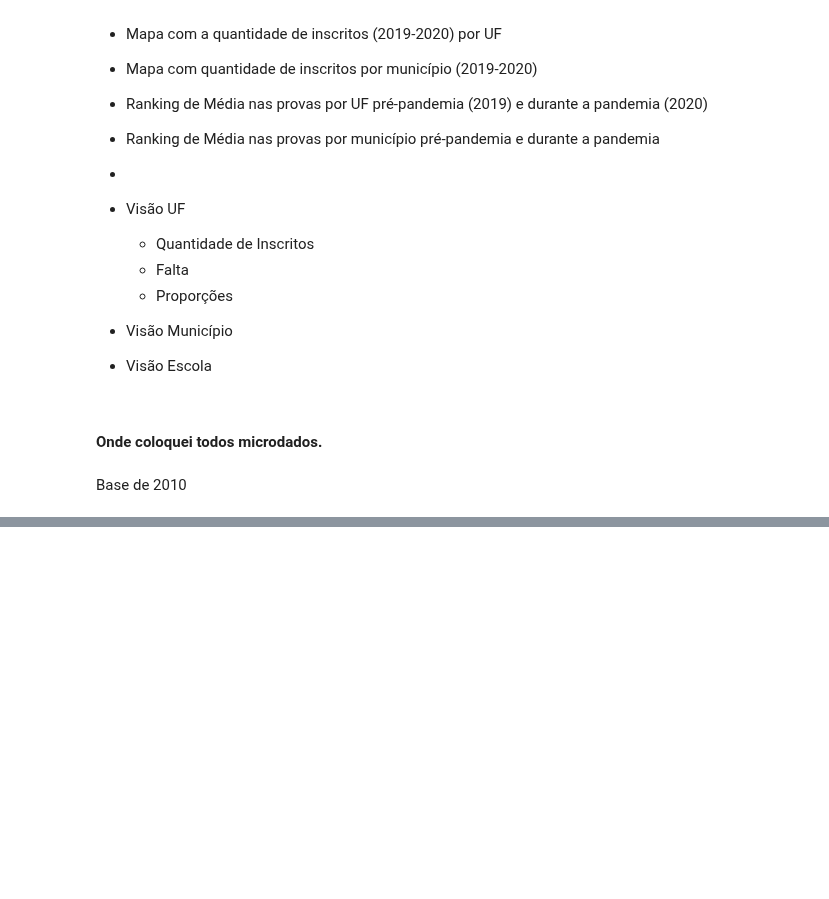
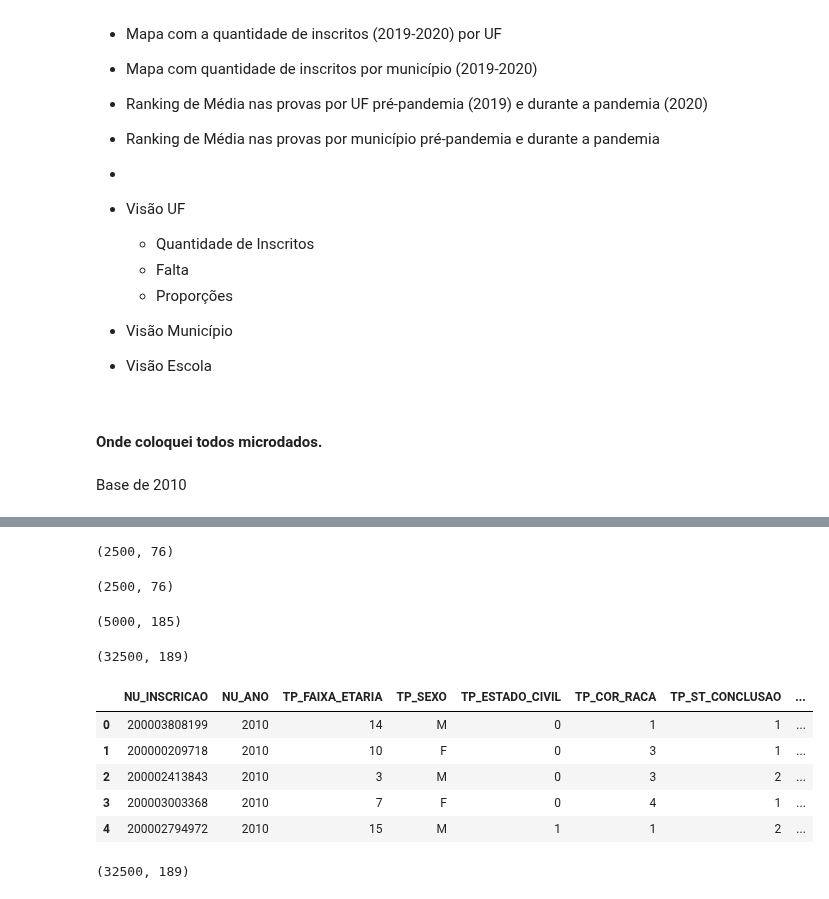
Before and after one commit to Bruno-Santana-Eco/Analise-de-Dados-ENEM, a Jupyter notebook: DataPrep2.ipynb, the cells around one changed output, grey strips where cells are left out. Saved outputs shown, nothing was run; the diff lists cells and outputs as text; code cells hidden in the pictures; blank space fills up the shorter version.

```diff
--- a/DataPrep2.ipynb
+++ b/DataPrep2.ipynb
@@ -163,0 +191,10 @@ df_2012.shape
+# %%
+df_2021 = pd.read_csv('MICRODADOS_ENEM_2021.csv', encoding = 'latin1', sep = ';').sample(n=2500, random_state=42)
+df_2021.shape
+# %% [output]
+(2500, 76)
+# %%
+df_2022 = pd.read_csv('MICRODADOS_ENEM_2022.csv', encoding = 'latin1', sep = ';').sample(n=2500, random_state=42)
+df_2022.shape
+# %% [output]
+(2500, 76)
@@ -163,0 +205,24 @@ df_2012.shape
+# %%
+df_enem = pd.concat([df_2010, df_2011], ignore_index=True)
+df_enem.shape
+# %% [output]
+(5000, 185)
+# %%
+df_enem = pd.concat([df_enem, df_2010, df_2021, df_2022], ignore_index=True)
+df_enem.shape
+# %% [output]
+(32500, 189)
+# %%
+df_enem.head()
+# %% [output]
+|  | NU_INSCRICAO | NU_ANO | TP_FAIXA_ETARIA | TP_SEXO | TP_ESTADO_CIVIL | TP_COR_RACA | TP_ST_CONCLUSAO | ... |
+| 0 | 200003808199 | 2010 | 14 | M | 0 | 1 | 1 | ... |
+| 1 | 200000209718 | 2010 | 10 | F | 0 | 3 | 1 | ... |
+| 2 | 200002413843 | 2010 | 3 | M | 0 | 3 | 2 | ... |
+| 3 | 200003003368 | 2010 | 7 | F | 0 | 4 | 1 | ... |
+| 4 | 200002794972 | 2010 | 15 | M | 1 | 1 | 2 | ... |
+# %%
+df_enem = pd.concat([df_2010, df_2011, df_2012, df_2013, df_2014, df_2015, df_2016, df_2017, df_2018, df_2019, df_2020, df_2021, df_2022], ignore_index=True)
+df_enem.shape
+# %% [output]
+(32500, 189)
```
Also changed, not shown: parts of 13 cells of this notebook, 3 other files.
